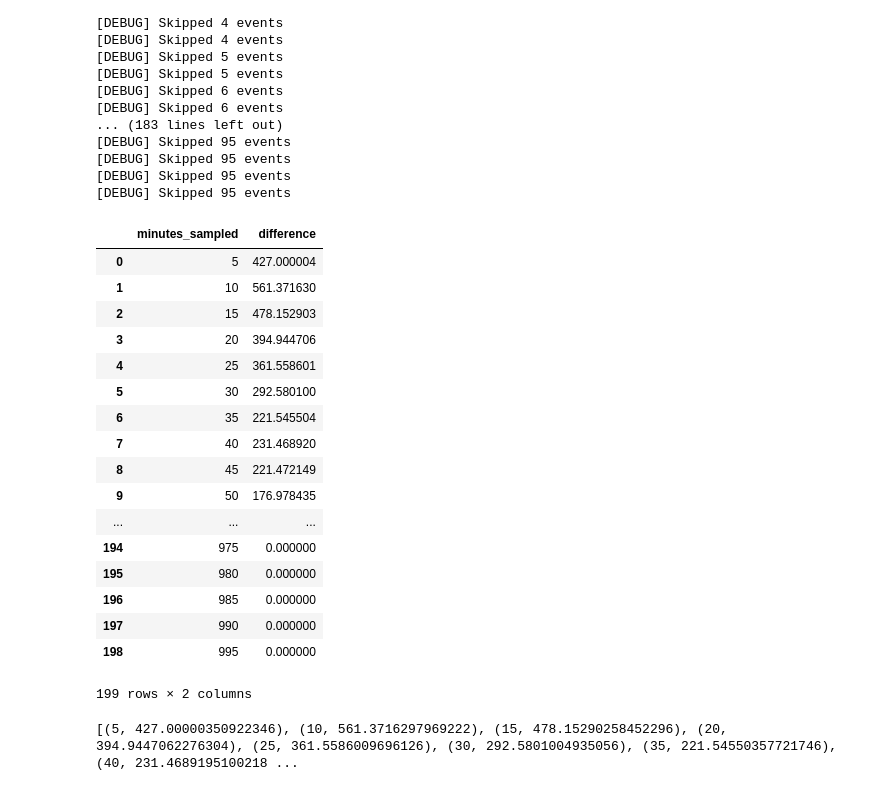
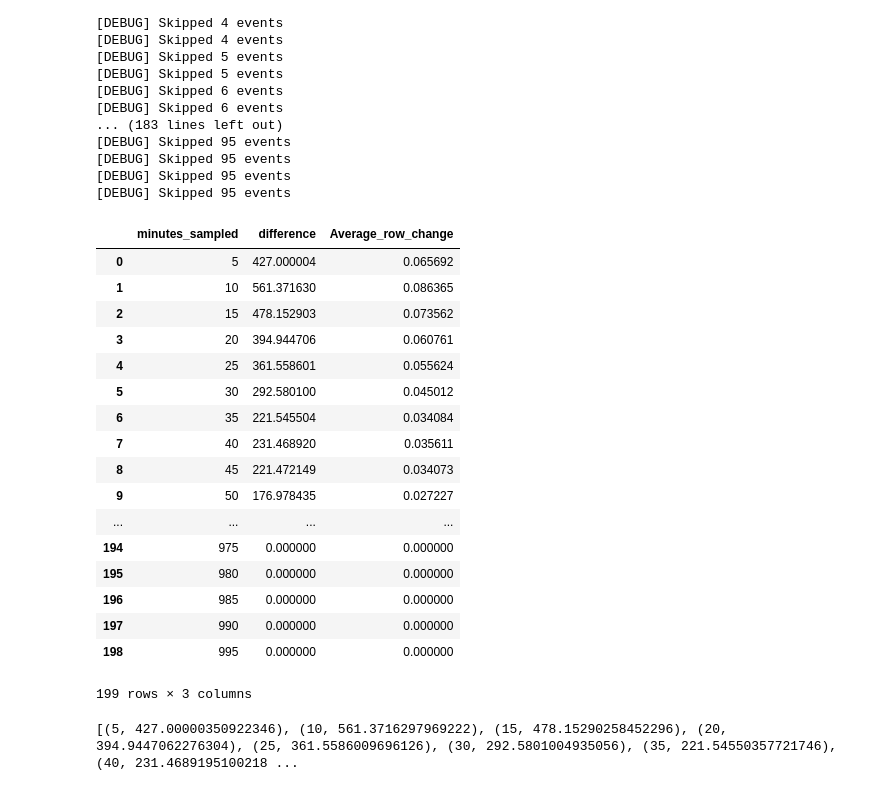
Before and after one commit to alexandroid000/self-assembly, a Jupyter notebook: dataAnalysis/develop/2018-08-22_jw_transition_matrix_convergence.ipynb, the cells around one changed output. Saved outputs shown, nothing was run; the diff lists cells and outputs as text; code cells hidden in the pictures.

Commit message:
Added average change of row probability

```diff
--- a/dataAnalysis/develop/2018-08-22_jw_transition_matrix_convergence.ipynb
+++ b/dataAnalysis/develop/2018-08-22_jw_transition_matrix_convergence.ipynb
@@ -262,26 +262,27 @@ for minutes in minutes_to_run:
 [DEBUG] Skipped 95 events
 # %%
 df = pd.DataFrame(l_changes, columns=['minutes_sampled', 'difference'])
+df['Average_row_change'] = df['difference'] / 6500.0
 df
 # %% [output]
-|  | minutes_sampled | difference |
-| 0 | 5 | 427.000004 |
-| 1 | 10 | 561.371630 |
-| 2 | 15 | 478.152903 |
-| 3 | 20 | 394.944706 |
-| 4 | 25 | 361.558601 |
-| 5 | 30 | 292.580100 |
-| 6 | 35 | 221.545504 |
-| 7 | 40 | 231.468920 |
-| 8 | 45 | 221.472149 |
-| 9 | 50 | 176.978435 |
-| ... | ... | ... |
-| 194 | 975 | 0.000000 |
-| 195 | 980 | 0.000000 |
-| 196 | 985 | 0.000000 |
-| 197 | 990 | 0.000000 |
-| 198 | 995 | 0.000000 |
+|  | minutes_sampled | difference | Average_row_change |
+| 0 | 5 | 427.000004 | 0.065692 |
+| 1 | 10 | 561.371630 | 0.086365 |
+| 2 | 15 | 478.152903 | 0.073562 |
+| 3 | 20 | 394.944706 | 0.060761 |
+| 4 | 25 | 361.558601 | 0.055624 |
+| 5 | 30 | 292.580100 | 0.045012 |
+| 6 | 35 | 221.545504 | 0.034084 |
+| 7 | 40 | 231.468920 | 0.035611 |
+| 8 | 45 | 221.472149 | 0.034073 |
+| 9 | 50 | 176.978435 | 0.027227 |
+| ... | ... | ... | ... |
+| 194 | 975 | 0.000000 | 0.000000 |
+| 195 | 980 | 0.000000 | 0.000000 |
+| 196 | 985 | 0.000000 | 0.000000 |
+| 197 | 990 | 0.000000 | 0.000000 |
+| 198 | 995 | 0.000000 | 0.000000 |
-199 rows × 2 columns
+199 rows × 3 columns
 # %%
 print(l_changes)
 # %% [output]
```
Also changed, not shown: parts of 1 cell of this notebook, 1 other file.
